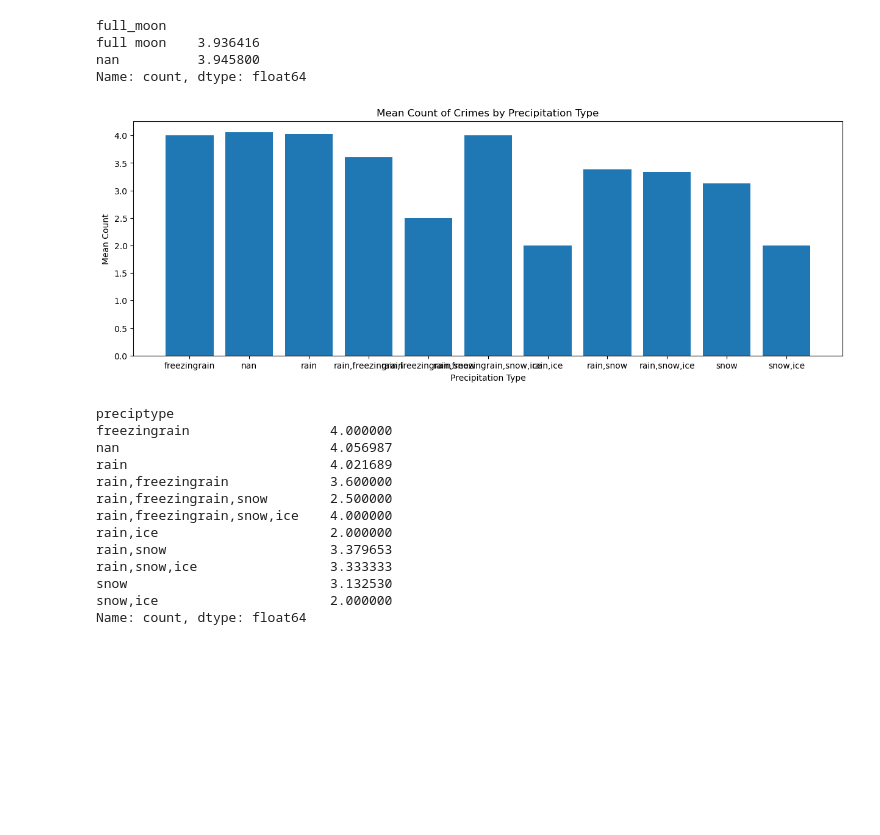
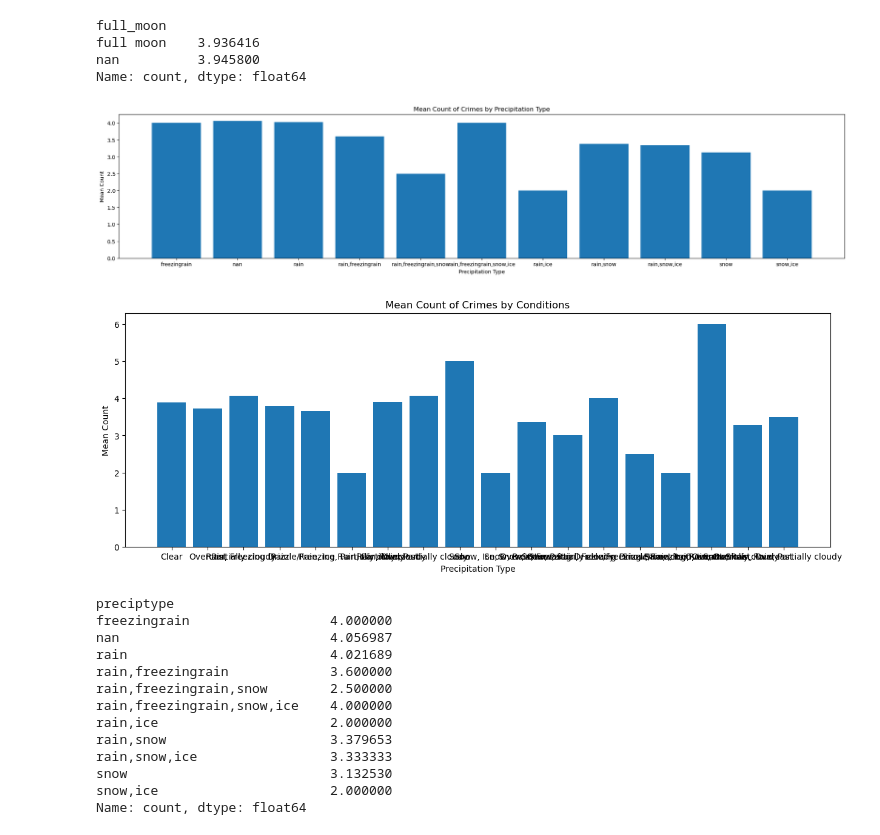
Before and after one commit to camilla47/CrimeCaseStudy, a Jupyter notebook: daisy.ipynb, the cells around one changed output. Saved outputs shown, nothing was run; the diff lists cells and outputs as text; code cells hidden in the pictures; blank space fills up the shorter version.

Commit message:
Graphs and correlation

```diff
--- a/daisy.ipynb
+++ b/daisy.ipynb
@@ -482,18 +475,32 @@ Name: count, dtype: float64
 # %%
 merged3['preciptype'] = merged3['preciptype'].astype(str)
 means = merged3.groupby(merged3['preciptype'])['count'].mean()
 
 # Plot the bar graph
-plt.figure(figsize=(15, 5))
+plt.figure(figsize=(25, 5))
 plt.bar(means.index, means.values)
 
 # Labeling the axes and title
 plt.xlabel('Precipitation Type')
 plt.ylabel('Mean Count')
 plt.title('Mean Count of Crimes by Precipitation Type')
 plt.show()
 # %% [output]
-[figure, old version]
+[figure, new version]
+# %%
+means = merged3.groupby(merged3['conditions'])['count'].mean()
+
+# Plot the bar graph
+plt.figure(figsize=(15, 5))
+plt.bar(means.index, means.values)
+
+# Labeling the axes and title
+plt.xlabel('Precipitation Type')
+plt.ylabel('Mean Count')
+plt.title('Mean Count of Crimes by Conditions')
+plt.show()
+# %% [output]
+[figure, added]
 # %%
 merged3.groupby(merged3['preciptype'])['count'].mean()
 # %% [output]
```
Also changed, not shown: parts of 35 cells of this notebook.
